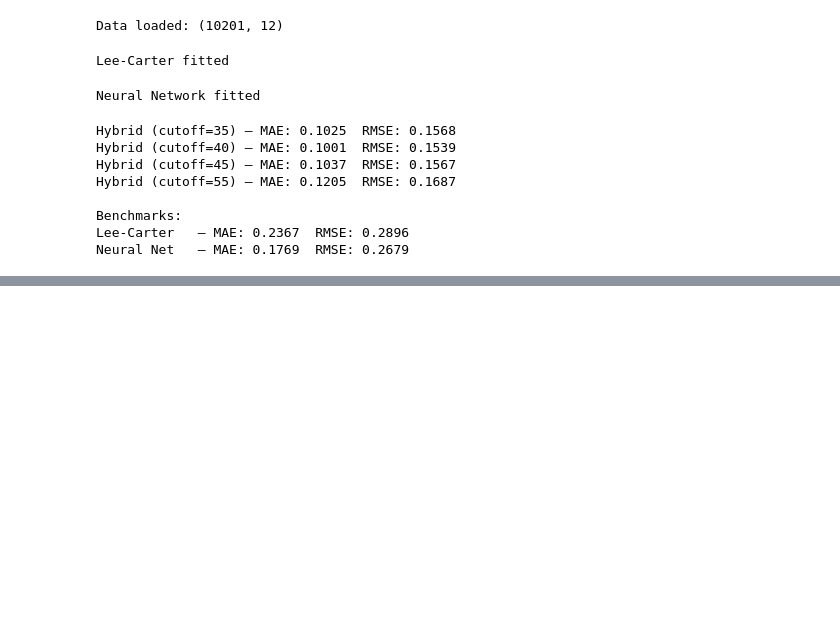
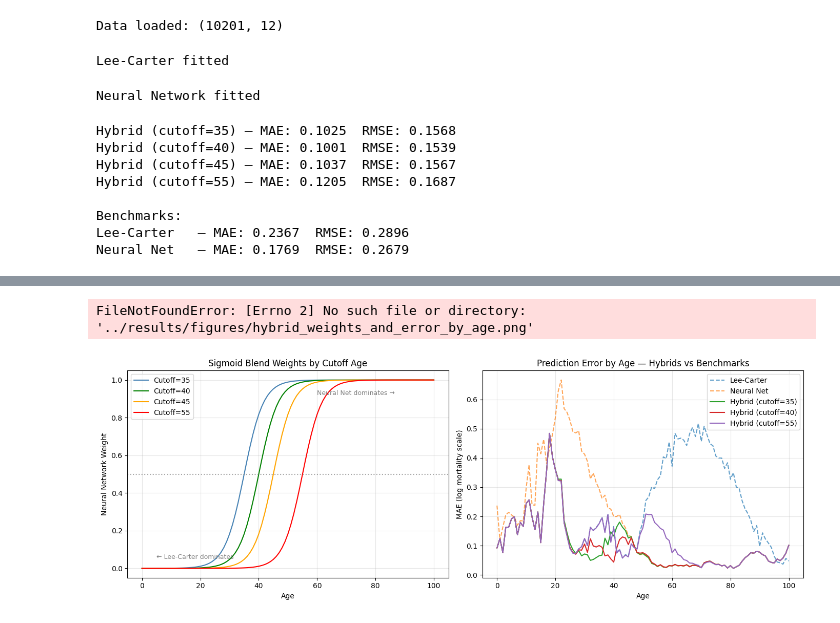
Before and after one commit to DL123890/ML-vs-Actuarial-Methods-Mortality, a Jupyter notebook: notebooks/07_lee_carter_NN_hybrid.ipynb, the cells around one changed output, grey strips where cells are left out. Drawn from its saved outputs; the diff is of its cells as text; code cells hidden in the pictures; blank space fills up the shorter version.

```diff
--- a/notebooks/07_lee_carter_NN_hybrid.ipynb
+++ b/notebooks/07_lee_carter_NN_hybrid.ipynb
@@ -160,0 +209,64 @@ Neural Net   — MAE: 0.1769  RMSE: 0.2679
+# %%
+# ── VISUALISATION 2: SIGMOID WEIGHT CURVES ───────────────────────────────────
+ages_plot = np.arange(0, 101)
+
+fig, axes = plt.subplots(1, 2, figsize=(14, 5))
+
+# sigmoid weights
+for cutoff, color in zip([35, 40, 45, 55], ['steelblue', 'green', 'orange', 'red']):
+    w_nn = 1 / (1 + np.exp(-0.3 * (ages_plot - cutoff)))
+    axes[0].plot(ages_plot, w_nn, label=f'Cutoff={cutoff}', color=color)
+
+axes[0].axhline(0.5, color='grey', linestyle=':', alpha=0.7)
+axes[0].set_xlabel('Age')
+axes[0].set_ylabel('Neural Network Weight')
+axes[0].set_title('Sigmoid Blend Weights by Cutoff Age')
+axes[0].legend()
+axes[0].grid(True, alpha=0.3)
+axes[0].annotate('← Lee-Carter dominates', xy=(5, 0.05), fontsize=9, color='grey')
+axes[0].annotate('Neural Net dominates →', xy=(60, 0.92), fontsize=9, color='grey')
+
+# error by age for hybrids + benchmarks
+test_df = df[df['Year'] > 2000].sort_values(['Age', 'Year'])
+test_ages_unique = np.arange(0, 101)
+
+mae_lc_age, mae_nn_age = [], []
+mae_h35_age, mae_h40_age, mae_h55_age = [], [], []
+
+for age in test_ages_unique:
+    age_data = test_df[test_df['Age'] == age]
+    if len(age_data) == 0:
+        continue
+
+    actual_age = age_data['log_mx_total'].values
+    test_yrs_age = age_data['Year'].values
+
+    lc_age = [lc_preds[(age, yr)] for yr in test_yrs_age]
+    nn_age = [nn_preds[(age, yr)] for yr in test_yrs_age]
+
+    def hybrid_age(cutoff):
+        w = 1 / (1 + np.exp(-0.3 * (age - cutoff)))
+        return [(1 - w) * lc_preds[(age, yr)] + w * nn_preds[(age, yr)] for yr in test_yrs_age]
+
+    mae_lc_age.append(mean_absolute_error(actual_age, lc_age))
+    mae_nn_age.append(mean_absolute_error(actual_age, nn_age))
+    mae_h35_age.append(mean_absolute_error(actual_age, hybrid_age(35)))
+    mae_h40_age.append(mean_absolute_error(actual_age, hybrid_age(40)))
+    mae_h55_age.append(mean_absolute_error(actual_age, hybrid_age(55)))
+
+axes[1].plot(test_ages_unique, mae_lc_age, '--', alpha=0.7, label='Lee-Carter')
+axes[1].plot(test_ages_unique, mae_nn_age, '--', alpha=0.7, label='Neural Net')
+axes[1].plot(test_ages_unique, mae_h35_age, '-', label='Hybrid (cutoff=35)')
+axes[1].plot(test_ages_unique, mae_h40_age, '-', label='Hybrid (cutoff=40)')
+axes[1].plot(test_ages_unique, mae_h55_age, '-', label='Hybrid (cutoff=55)')
+axes[1].set_xlabel('Age')
+axes[1].set_ylabel('MAE (log mortality scale)')
+axes[1].set_title('Prediction Error by Age — Hybrids vs Benchmarks')
+axes[1].legend()
+axes[1].grid(True, alpha=0.3)
+
+plt.tight_layout()
+plt.show()
+# %% [output]
+FileNotFoundError: [Errno 2] No such file or directory: '../results/figures/hybrid_weights_and_error_by_age.png'
+[figure, added]
```
Also changed, not shown: parts of 1 cell of this notebook, 1 other file.
